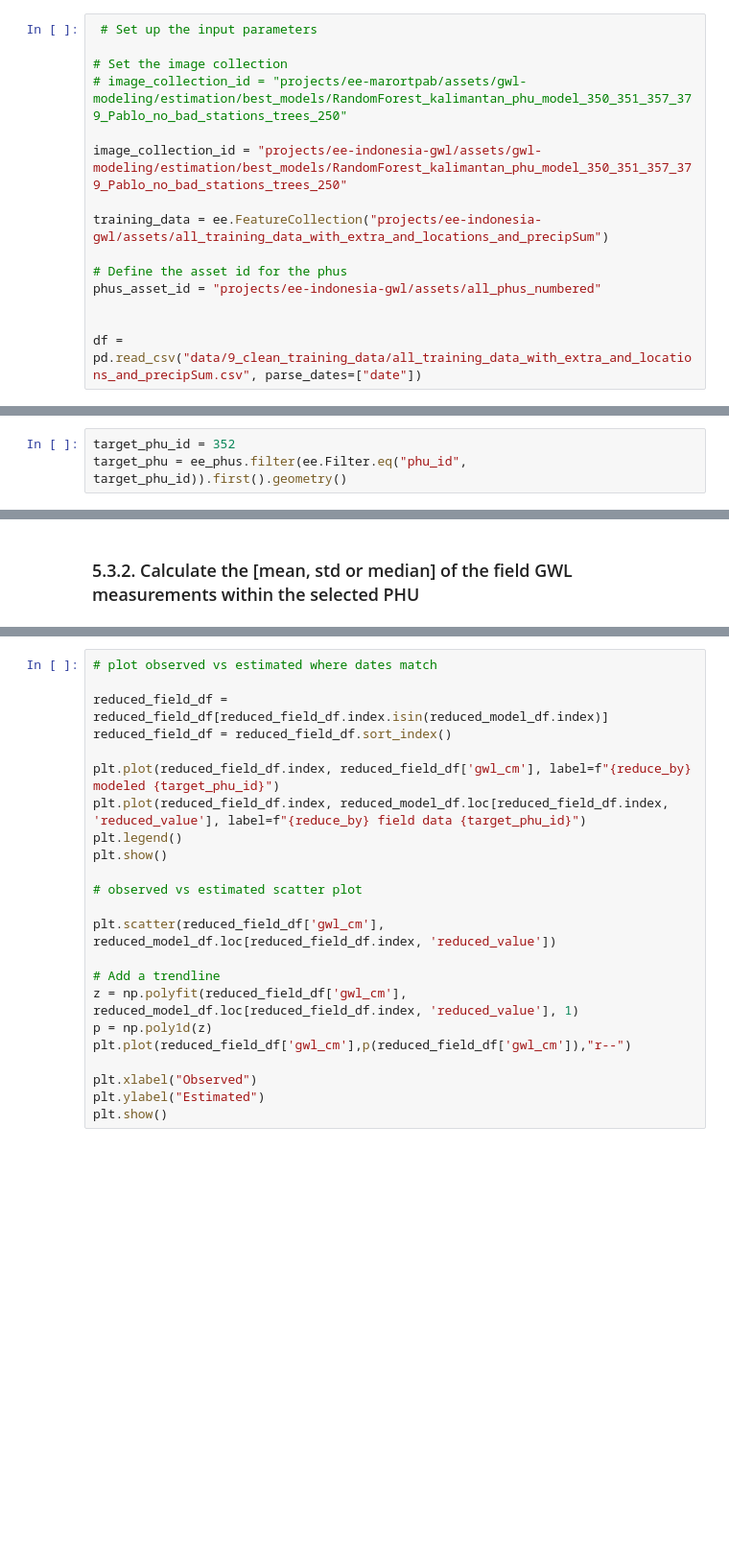
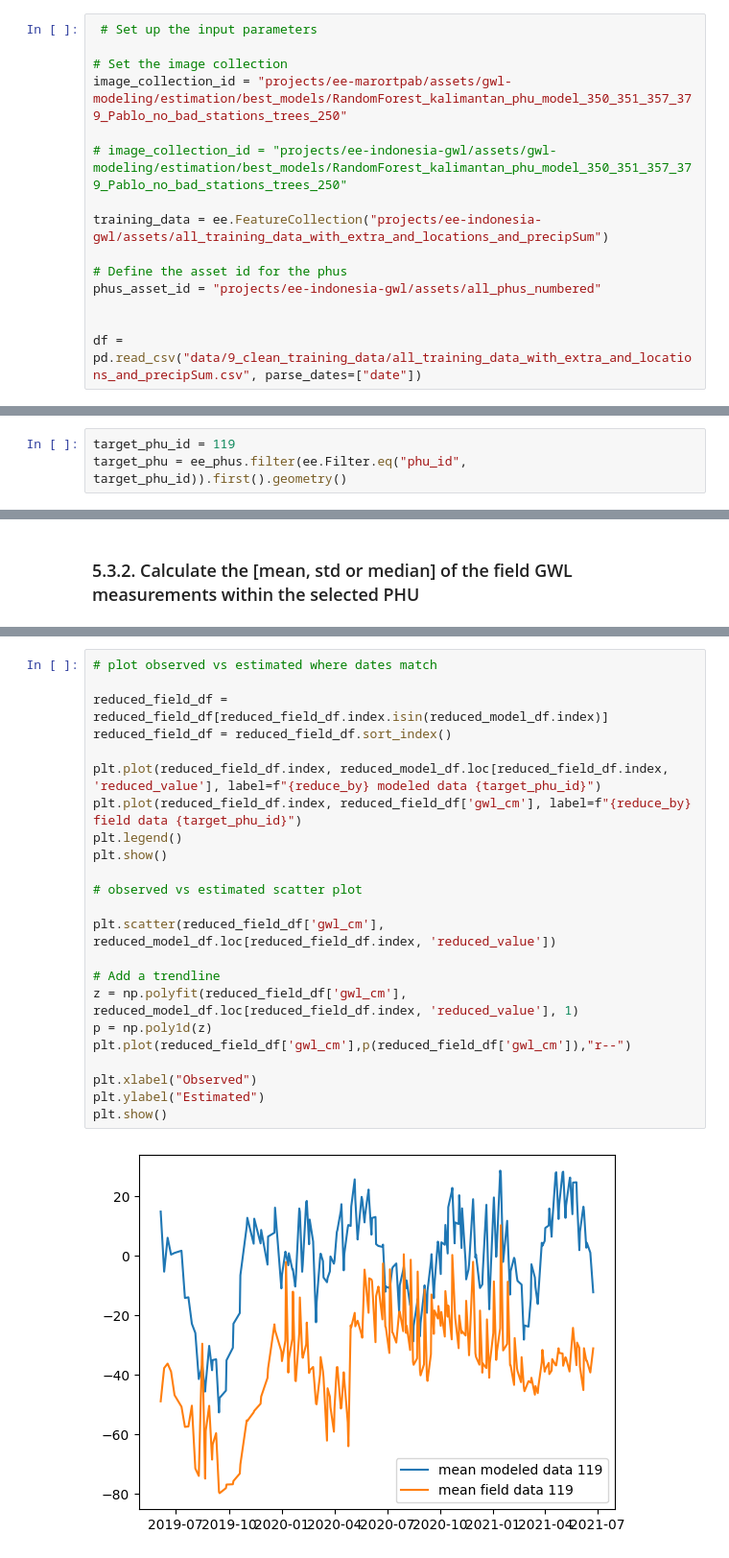
Before and after one commit to dfguerrerom/gwl-modeling, a Jupyter notebook: 5_AnalyzeEstimate.ipynb, the cells around one changed output, grey strips where cells are left out. Shown at 96% size. Drawn from its saved outputs; the diff is of its cells as text; blank space fills up the shorter version.

Commit message:
rename graph labels

```diff
--- a/5_AnalyzeEstimate.ipynb
+++ b/5_AnalyzeEstimate.ipynb
@@ -20,9 +24,9 @@ import numpy as np
  # Set up the input parameters
 
 # Set the image collection
-# image_collection_id = "projects/ee-marortpab/assets/gwl-modeling/estimation/best_models/RandomForest_kalimantan_phu_model_350_351_357_379_Pablo_no_bad_stations_trees_250"
+image_collection_id = "projects/ee-marortpab/assets/gwl-modeling/estimation/best_models/RandomForest_kalimantan_phu_model_350_351_357_379_Pablo_no_bad_stations_trees_250"
 
-image_collection_id = "projects/ee-indonesia-gwl/assets/gwl-modeling/estimation/best_models/RandomForest_kalimantan_phu_model_350_351_357_379_Pablo_no_bad_stations_trees_250"
+# image_collection_id = "projects/ee-indonesia-gwl/assets/gwl-modeling/estimation/best_models/RandomForest_kalimantan_phu_model_350_351_357_379_Pablo_no_bad_stations_trees_250"
 
 training_data = ee.FeatureCollection("projects/ee-indonesia-gwl/assets/all_training_data_with_extra_and_locations_and_precipSum")
 
@@ -64,7 +70,7 @@ reduce_by = "mean"
 # %% [markdown]
 ### 5.3.1. Calculate the [mean, std or median] of the GWL modeling map within the selected PHU
 # %%
-target_phu_id = 352
+target_phu_id = 119
 target_phu = ee_phus.filter(ee.Filter.eq("phu_id", target_phu_id)).first().geometry()
 # %%
 # Filter the collection to only show the images that intersect with the target phu
@@ -122,23 +149,25 @@ plt.show()
 # %%
 # plot observed vs estimated where dates match
 
 reduced_field_df = reduced_field_df[reduced_field_df.index.isin(reduced_model_df.index)]
 reduced_field_df = reduced_field_df.sort_index()
 
-plt.plot(reduced_field_df.index, reduced_field_df['gwl_cm'], label=f"{reduce_by} modeled {target_phu_id}")
-plt.plot(reduced_field_df.index, reduced_model_df.loc[reduced_field_df.index, 'reduced_value'], label=f"{reduce_by} field data {target_phu_id}")
+plt.plot(reduced_field_df.index, reduced_model_df.loc[reduced_field_df.index, 'reduced_value'], label=f"{reduce_by} modeled data {target_phu_id}")
+plt.plot(reduced_field_df.index, reduced_field_df['gwl_cm'], label=f"{reduce_by} field data {target_phu_id}")
 plt.legend()
 plt.show()
 
 # observed vs estimated scatter plot
 
 plt.scatter(reduced_field_df['gwl_cm'], reduced_model_df.loc[reduced_field_df.index, 'reduced_value'])
 
 # Add a trendline
 z = np.polyfit(reduced_field_df['gwl_cm'], reduced_model_df.loc[reduced_field_df.index, 'reduced_value'], 1)
 p = np.poly1d(z)
 plt.plot(reduced_field_df['gwl_cm'],p(reduced_field_df['gwl_cm']),"r--")
 
 plt.xlabel("Observed")
 plt.ylabel("Estimated")
 plt.show()
+# %% [output]
+[figure, added]
```
Also changed, not shown: parts of 7 cells of this notebook.
